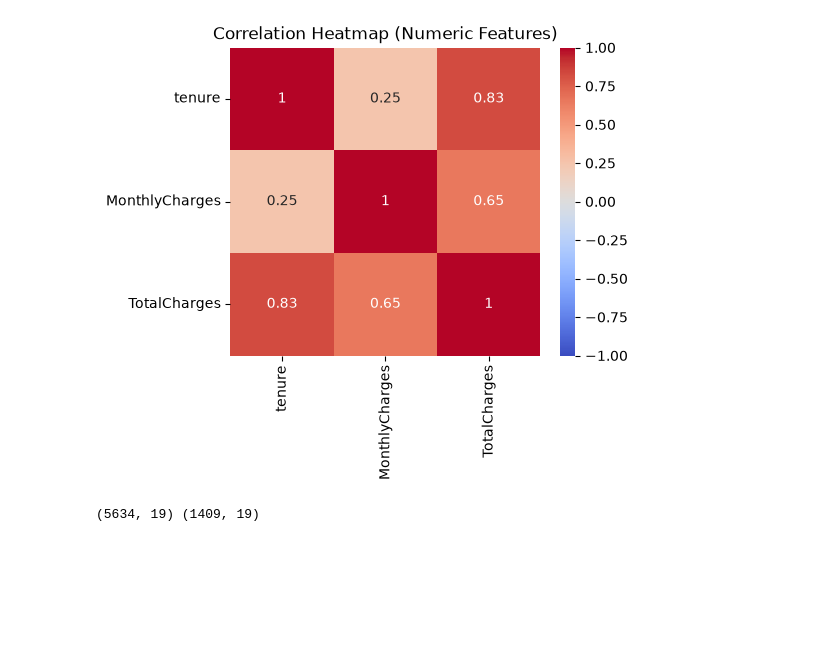
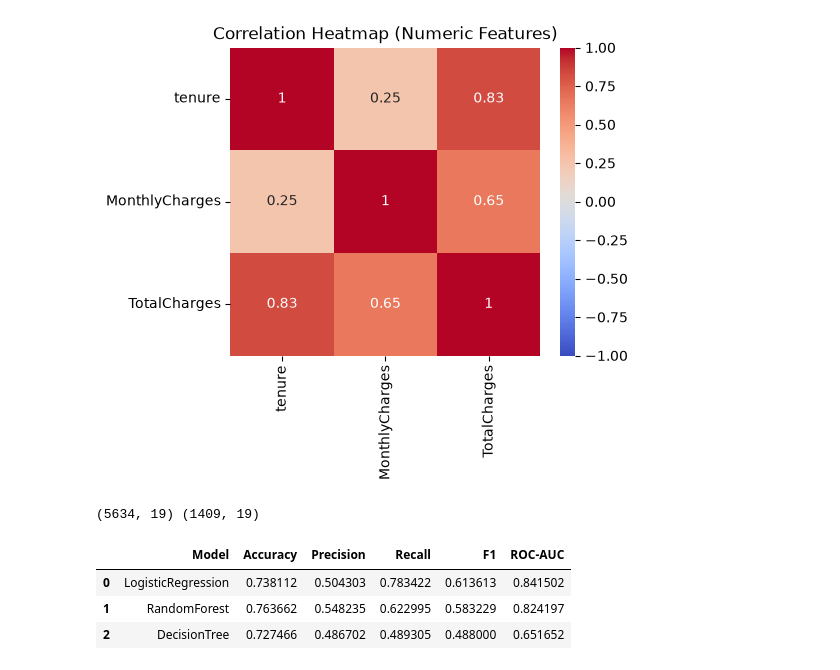
Before and after one commit to Saugat-Tamang17/4th-Sem, a Jupyter notebook: AI/PROJECT(Customer Churn Predictor )/notebooks/churn_analysis.ipynb, the cells around one changed output. Saved outputs shown, nothing was run; the diff lists cells and outputs as text; code cells hidden in the pictures; blank space fills up the shorter version.

Commit message:
building a complete model training evaluation and comparison loop and shows the result in the tabular format

```diff
--- a/AI/PROJECT(Customer Churn Predictor )/notebooks/churn_analysis.ipynb
+++ b/AI/PROJECT(Customer Churn Predictor )/notebooks/churn_analysis.ipynb
@@ -211,3 +211,45 @@ preprocessor = ColumnTransformer(
         ("cat", OneHotEncoder(handle_unknown="ignore"), categorical_features),
     ]
 )
+# %%
+from sklearn.linear_model import LogisticRegression
+from sklearn.tree import DecisionTreeClassifier
+from sklearn.ensemble import RandomForestClassifier
+from sklearn.metrics import (
+    accuracy_score, precision_score, recall_score,
+    f1_score, roc_auc_score, classification_report, confusion_matrix
+)
+
+models = {
+    "LogisticRegression": LogisticRegression(max_iter=1000, class_weight="balanced"),
+    "DecisionTree": DecisionTreeClassifier(random_state=42, class_weight="balanced"),
+    "RandomForest": RandomForestClassifier(n_estimators=200, random_state=42, class_weight="balanced"),
+}
+
+results = []
+fitted_pipelines = {}
+
+for name, model in models.items():
+    pipe = Pipeline(steps=[("preprocessor", preprocessor), ("classifier", model)])
+    pipe.fit(X_train, y_train)
+    fitted_pipelines[name] = pipe
+
+    y_pred = pipe.predict(X_test)
+    y_proba = pipe.predict_proba(X_test)[:, 1]
+
+    results.append({
+        "Model": name,
+        "Accuracy": accuracy_score(y_test, y_pred),
+        "Precision": precision_score(y_test, y_pred),
+        "Recall": recall_score(y_test, y_pred),
+        "F1": f1_score(y_test, y_pred),
+        "ROC-AUC": roc_auc_score(y_test, y_proba),
+    })
+
+comparison_df = pd.DataFrame(results).sort_values(by=["F1", "ROC-AUC"], ascending=False).reset_index(drop=True)
+comparison_df
+# %% [output]
+|  | Model | Accuracy | Precision | Recall | F1 | ROC-AUC |
+| 0 | LogisticRegression | 0.738112 | 0.504303 | 0.783422 | 0.613613 | 0.841502 |
+| 1 | RandomForest | 0.763662 | 0.548235 | 0.622995 | 0.583229 | 0.824197 |
+| 2 | DecisionTree | 0.727466 | 0.486702 | 0.489305 | 0.488000 | 0.651652 |
```
